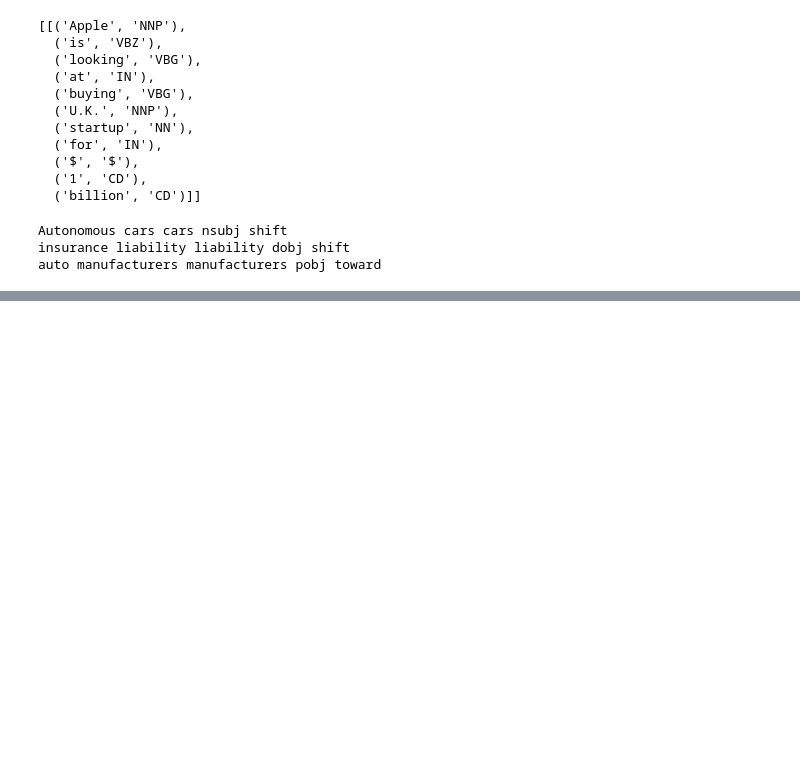
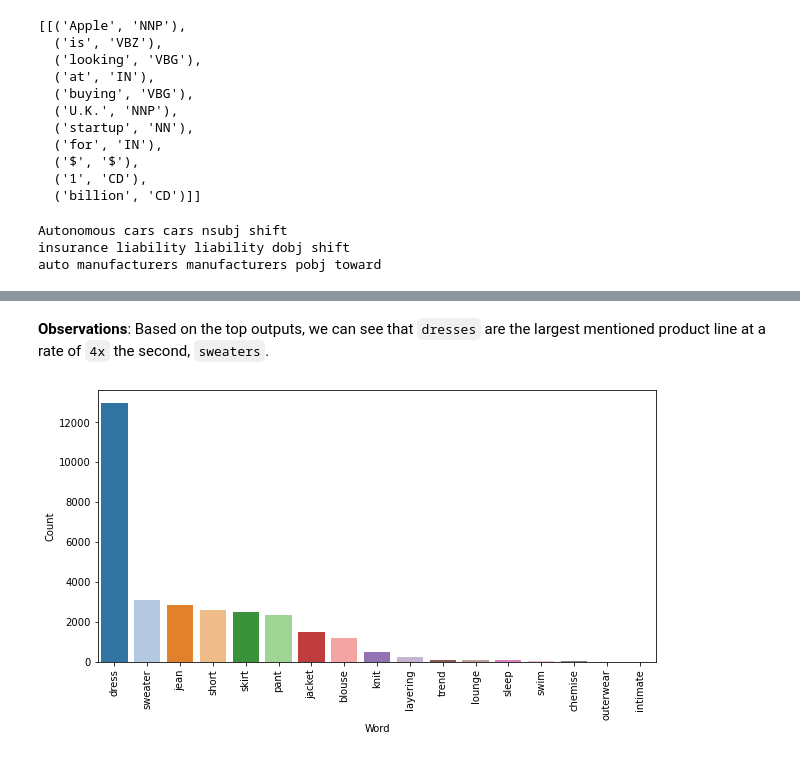
Before and after one commit to broepke/POS, a Jupyter notebook: pos.ipynb, the cells around one changed output, grey strips where cells are left out. Drawn from its saved outputs; the diff is of its cells as text; code cells hidden in the pictures; blank space fills up the shorter version.

```diff
--- a/pos.ipynb
+++ b/pos.ipynb
@@ -51,0 +129,2 @@ auto manufacturers manufacturers pobj toward
+# %%
+df['Text_Processed'] = df['Text'].apply(lambda x: process_string(x, stem='Lem'))
@@ -51,0 +143,3 @@ auto manufacturers manufacturers pobj toward
+# %%
+# Tokenize the words
+df['Text_Tok'] = df['Text_Processed'].apply(word_tokenize)
@@ -51,0 +257,9 @@ auto manufacturers manufacturers pobj toward
+# %%
+# Extract a list of all the unique class names
+noun_types = list(df['Class Name'].unique())
+
+# The words from the categories need to be lemmatized.
+lem = WordNetLemmatizer()
+for i in range(len(noun_types)):
+    noun_types[i] = lem.lemmatize(noun_types[i].lower())
+noun_types
@@ -51,0 +287,11 @@ auto manufacturers manufacturers pobj toward
+# %%
+# Extract all the text into a huge string and use Text Blobs to get a Dictionary out with counts
+all_text = ' '.join(df['Text_Processed'])
+all_text_blob = TextBlob(all_text)
+all_text_dict = all_text_blob.word_counts
+
+# Turn the dictionary into a Dataframe.  Filter by the word list and then sort for plotting.
+df_dict = pd.DataFrame(list(all_text_dict.items()),columns = ['Word','Count'])
+df_products = df_dict[df_dict.Word.isin(noun_types)]
+df_products.sort_values(by=['Count'], inplace=True, ascending=False)
+df_products
@@ -51,0 +321,8 @@ auto manufacturers manufacturers pobj toward
+# %% [markdown]
+**Observations**: Based on the top outputs, we can see that `dresses` are the largest mentioned product line at a rate of `4x` the second, `sweaters`.
+# %%
+plt.figure(figsize=(10,5))
+ax = sns.barplot(x='Word', y='Count', data=df_products, palette="tab20", dodge=False)
+ax.set_xticklabels(ax.get_xticklabels(), rotation=90);
+# %% [output]
+[figure, added]
```
Also changed, not shown: parts of 30 cells of this notebook, 1 other file.
